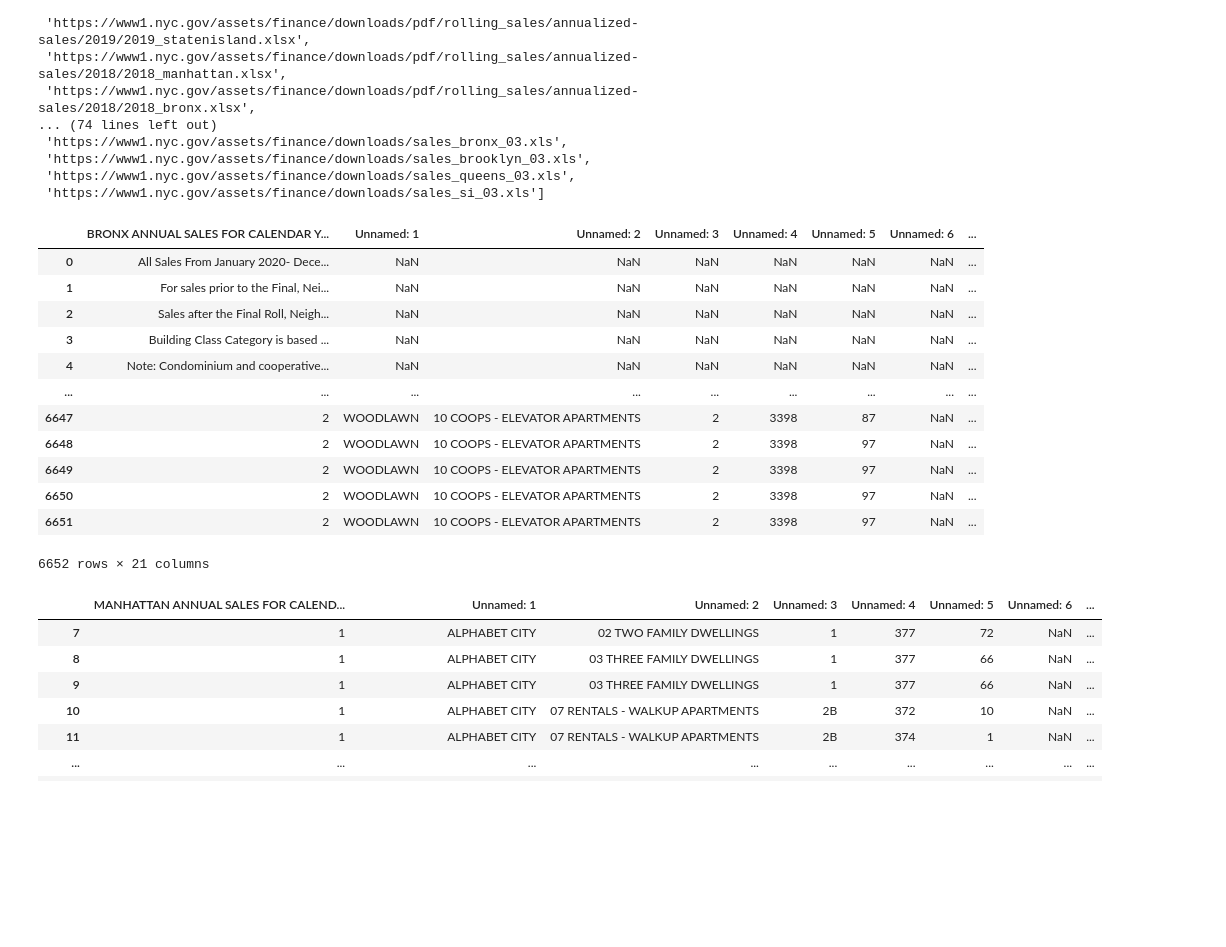
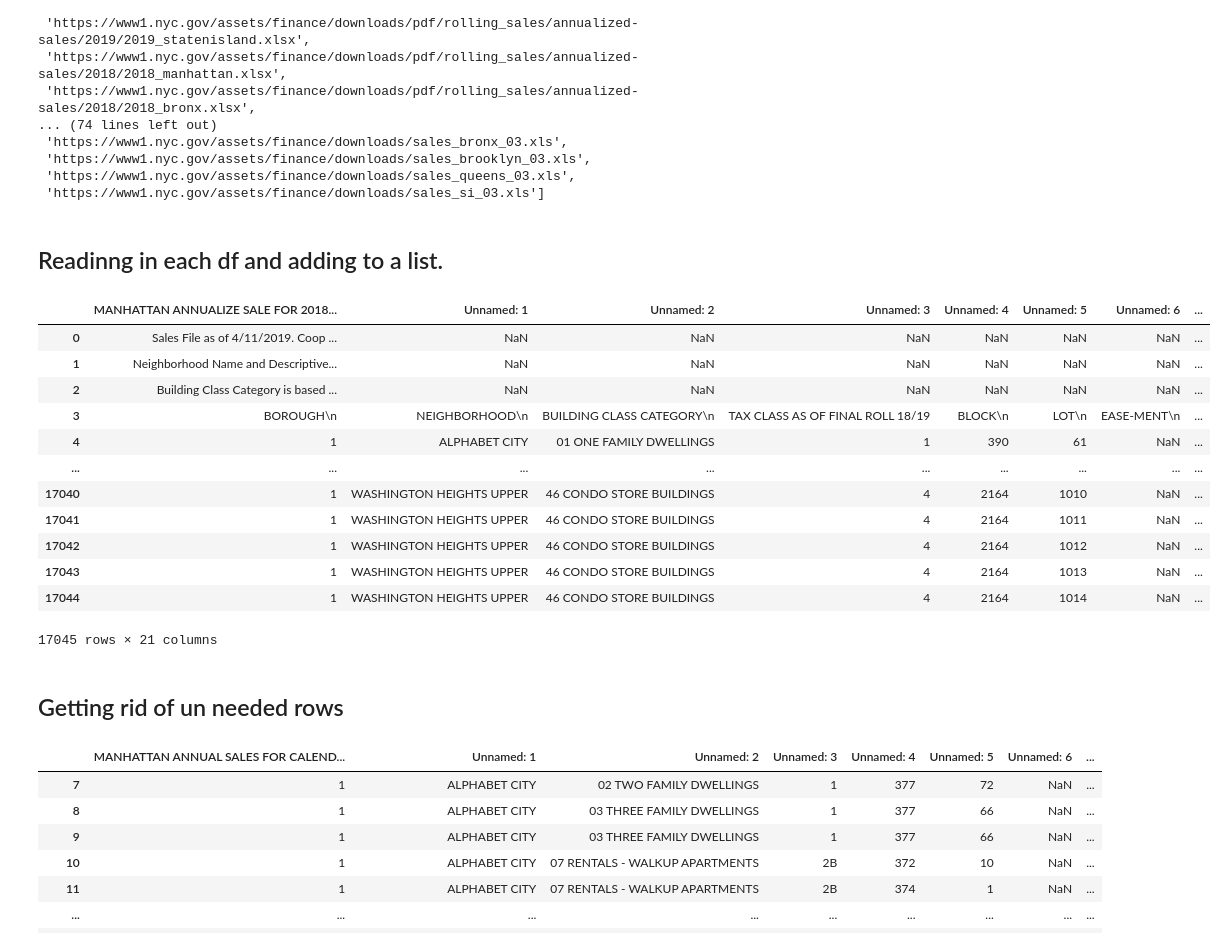
Before and after one commit to sammyschapps87/Independent_Study_NYC_Real_Estate_Evaluation, a Jupyter notebook: fresh_start.ipynb, the cells around one changed output. Saved outputs shown, nothing was run; the diff lists cells and outputs as text; code cells hidden in the pictures; blank space fills up the shorter version.

```diff
--- a/fresh_start.ipynb
+++ b/fresh_start.ipynb
@@ -60,30 +70,34 @@ url_list
  'https://www1.nyc.gov/assets/finance/downloads/sales_brooklyn_03.xls',
  'https://www1.nyc.gov/assets/finance/downloads/sales_queens_03.xls',
  'https://www1.nyc.gov/assets/finance/downloads/sales_si_03.xls']
+# %% [markdown]
+## Readinng in each df and adding to a list.
 # %%
 list_df = []
 for url in url_list:
     try:
         list_df.append(pd.read_excel(url))
     except:
         print(url)
 
 
-list_df[1]
+list_df[10]
 # %% [output]
-|  | BRONX ANNUAL SALES FOR CALENDAR Y... | Unnamed: 1 | Unnamed: 2 | Unnamed: 3 | Unnamed: 4 | Unnamed: 5 | Unnamed: 6 | ... |
-| 0 | All Sales From January 2020- Dece... | NaN | NaN | NaN | NaN | NaN | NaN | ... |
-| 1 | For sales prior to the Final, Nei... | NaN | NaN | NaN | NaN | NaN | NaN | ... |
-| 2 | Sales after the Final Roll, Neigh... | NaN | NaN | NaN | NaN | NaN | NaN | ... |
-| 3 | Building Class Category is based ... | NaN | NaN | NaN | NaN | NaN | NaN | ... |
-| 4 | Note: Condominium and cooperative... | NaN | NaN | NaN | NaN | NaN | NaN | ... |
+|  | MANHATTAN ANNUALIZE SALE FOR 2018... | Unnamed: 1 | Unnamed: 2 | Unnamed: 3 | Unnamed: 4 | Unnamed: 5 | Unnamed: 6 | ... |
+| 0 | Sales File as of 4/11/2019. Coop ... | NaN | NaN | NaN | NaN | NaN | NaN | ... |
+| 1 | Neighborhood Name and Descriptive... | NaN | NaN | NaN | NaN | NaN | NaN | ... |
+| 2 | Building Class Category is based ... | NaN | NaN | NaN | NaN | NaN | NaN | ... |
+| 3 | BOROUGH\n | NEIGHBORHOOD\n | BUILDING CLASS CATEGORY\n | TAX CLASS AS OF FINAL ROLL 18/19 | BLOCK\n | LOT\n | EASE-MENT\n | ... |
+| 4 | 1 | ALPHABET CITY | 01 ONE FAMILY DWELLINGS | 1 | 390 | 61 | NaN | ... |
 | ... | ... | ... | ... | ... | ... | ... | ... | ... |
-| 6647 | 2 | WOODLAWN | 10 COOPS - ELEVATOR APARTMENTS | 2 | 3398 | 87 | NaN | ... |
-| 6648 | 2 | WOODLAWN | 10 COOPS - ELEVATOR APARTMENTS | 2 | 3398 | 97 | NaN | ... |
-| 6649 | 2 | WOODLAWN | 10 COOPS - ELEVATOR APARTMENTS | 2 | 3398 | 97 | NaN | ... |
-| 6650 | 2 | WOODLAWN | 10 COOPS - ELEVATOR APARTMENTS | 2 | 3398 | 97 | NaN | ... |
-| 6651 | 2 | WOODLAWN | 10 COOPS - ELEVATOR APARTMENTS | 2 | 3398 | 97 | NaN | ... |
+| 17040 | 1 | WASHINGTON HEIGHTS UPPER | 46 CONDO STORE BUILDINGS | 4 | 2164 | 1010 | NaN | ... |
+| 17041 | 1 | WASHINGTON HEIGHTS UPPER | 46 CONDO STORE BUILDINGS | 4 | 2164 | 1011 | NaN | ... |
+| 17042 | 1 | WASHINGTON HEIGHTS UPPER | 46 CONDO STORE BUILDINGS | 4 | 2164 | 1012 | NaN | ... |
+| 17043 | 1 | WASHINGTON HEIGHTS UPPER | 46 CONDO STORE BUILDINGS | 4 | 2164 | 1013 | NaN | ... |
+| 17044 | 1 | WASHINGTON HEIGHTS UPPER | 46 CONDO STORE BUILDINGS | 4 | 2164 | 1014 | NaN | ... |
-6652 rows × 21 columns
+17045 rows × 21 columns
+# %% [markdown]
+## Getting rid of un needed rows
 # %%
 list_df_2020_2018 = list_df[0:10]
 list_df_2020_2018[0][7:]
```
Also changed, not shown: parts of 86 cells of this notebook, 4 other files.
